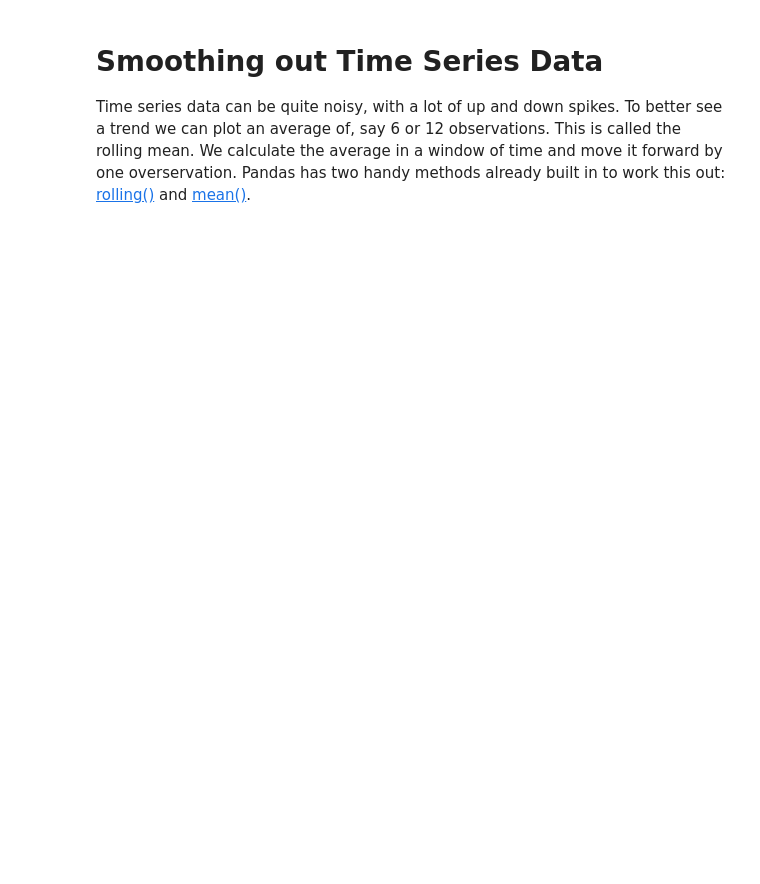
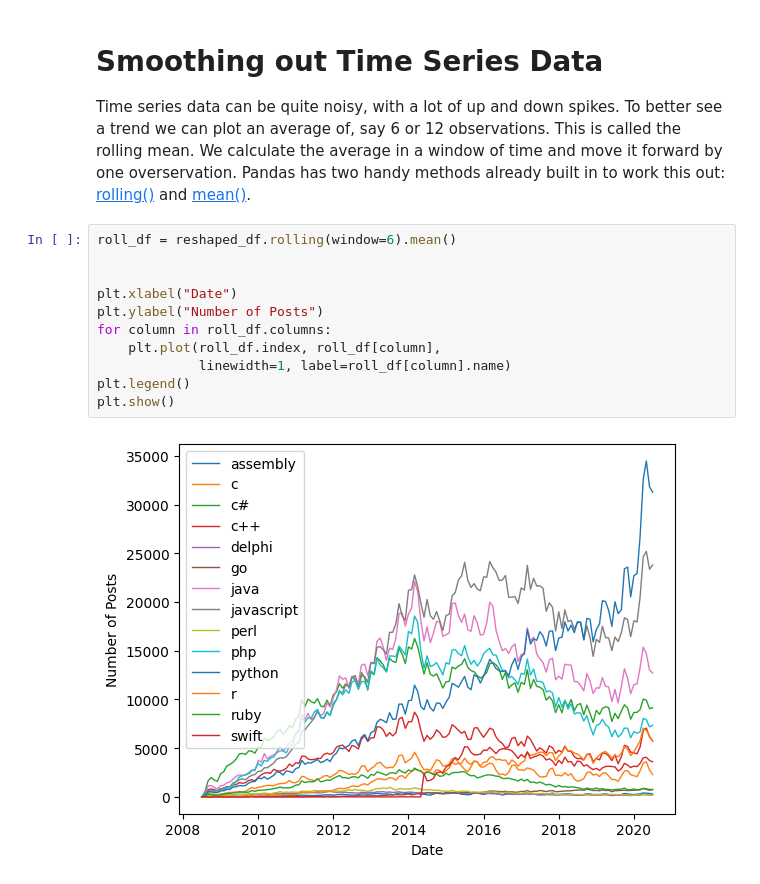
Before and after one commit to cookjosh/udemy100days, a Jupyter notebook: days71-80/day72-matplotlib/matplotlib-intro.ipynb, the cells around one changed output. Saved outputs shown, nothing was run; the diff lists cells and outputs as text; blank space fills up the shorter version.

```diff
--- a/days71-80/day72-matplotlib/matplotlib-intro.ipynb
+++ b/days71-80/day72-matplotlib/matplotlib-intro.ipynb
@@ -122,3 +205,16 @@ Let's fix the date format to make it more readable. We need to use Pandas to cha
 # Smoothing out Time Series Data
 
 Time series data can be quite noisy, with a lot of up and down spikes. To better see a trend we can plot an average of, say 6 or 12 observations. This is called the rolling mean. We calculate the average in a window of time and move it forward by one overservation. Pandas has two handy methods already built in to work this out: [rolling()](https://pandas.pydata.org/pandas-docs/stable/reference/api/pandas.DataFrame.rolling.html) and [mean()](https://pandas.pydata.org/pandas-docs/stable/reference/api/pandas.core.window.rolling.Rolling.mean.html).
+# %%
+roll_df = reshaped_df.rolling(window=6).mean()
+
+
+plt.xlabel("Date")
+plt.ylabel("Number of Posts")
+for column in roll_df.columns:
+    plt.plot(roll_df.index, roll_df[column],
+             linewidth=1, label=roll_df[column].name)
+plt.legend()
+plt.show()
+# %% [output]
+[figure, added]
```
Also changed, not shown: parts of 12 cells of this notebook.
